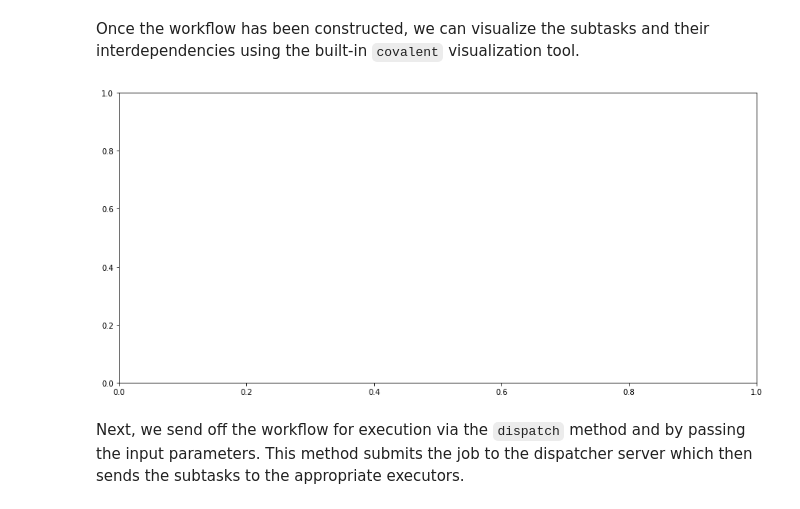
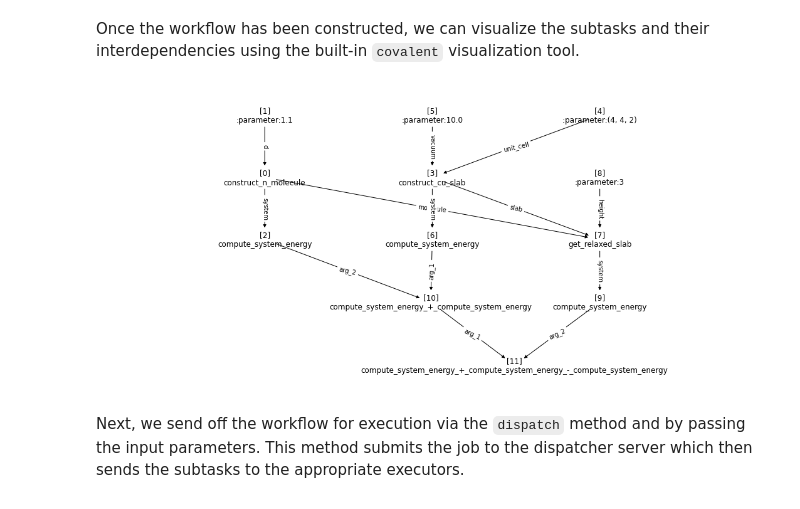
Before and after one commit to AgnostiqHQ/covalent, a Jupyter notebook: doc/source/tutorials/quantum_chemistry/nitrogen_copper_interaction.ipynb, the cells around one changed output. Drawn from its saved outputs; the diff is of its cells as text; code cells hidden in the pictures.

Commit message:
replaced draw with draw_inline in tutorials for now until the ui starts working

```diff
--- a/doc/source/tutorials/quantum_chemistry/nitrogen_copper_interaction.ipynb
+++ b/doc/source/tutorials/quantum_chemistry/nitrogen_copper_interaction.ipynb
@@ -103,11 +103,11 @@ Once the workflow has been constructed, we can visualize the subtasks and their
 # %%
 import matplotlib.pyplot as plt
 
 fig, ax = plt.subplots(1, 1, figsize=(15, 7))
-compute_energy.draw(initial_height=3, distance=1.10, ax=ax)
+compute_energy.draw_inline(initial_height=3, distance=1.10, ax=ax)
 plt.show()
 # %% [output]
-[figure, old version]
+[figure, new version]
 # %% [markdown]
 Next, we send off the workflow for execution via the `dispatch` method and by passing the input parameters. This method submits the job to the dispatcher server which then sends the subtasks to the appropriate executors.
 # %%
```
Also changed, not shown: parts of 7 cells of this notebook, 3 other files.
